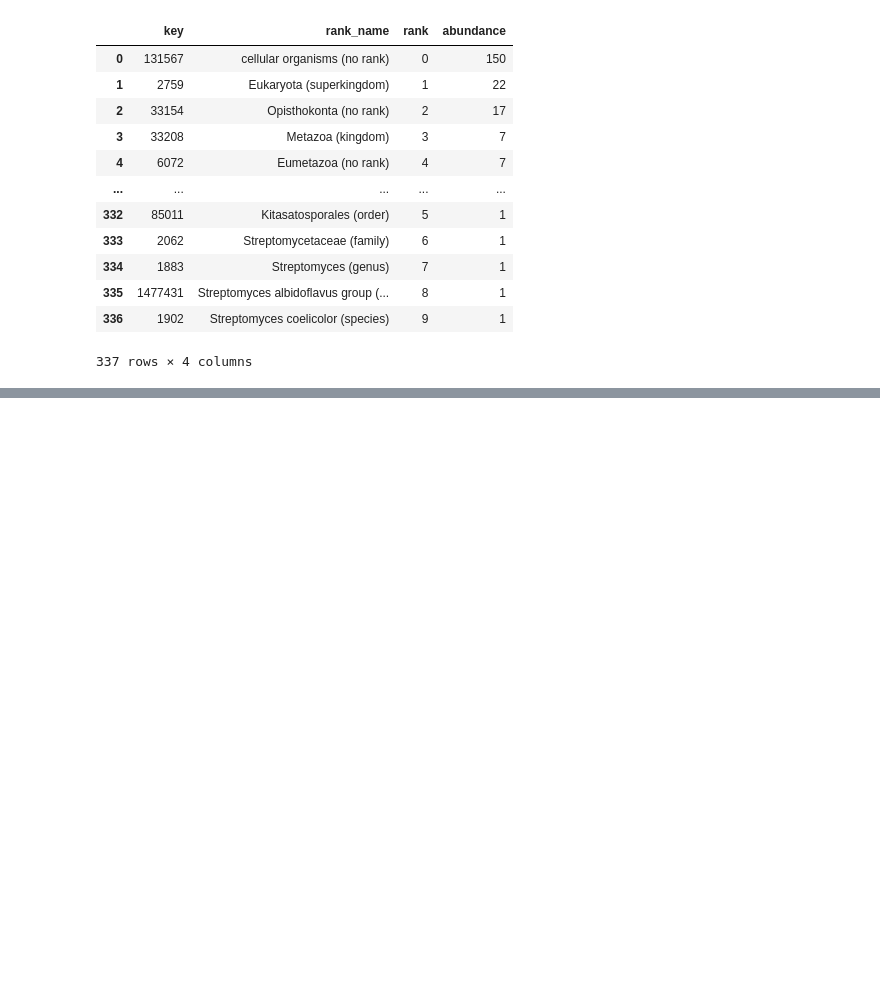
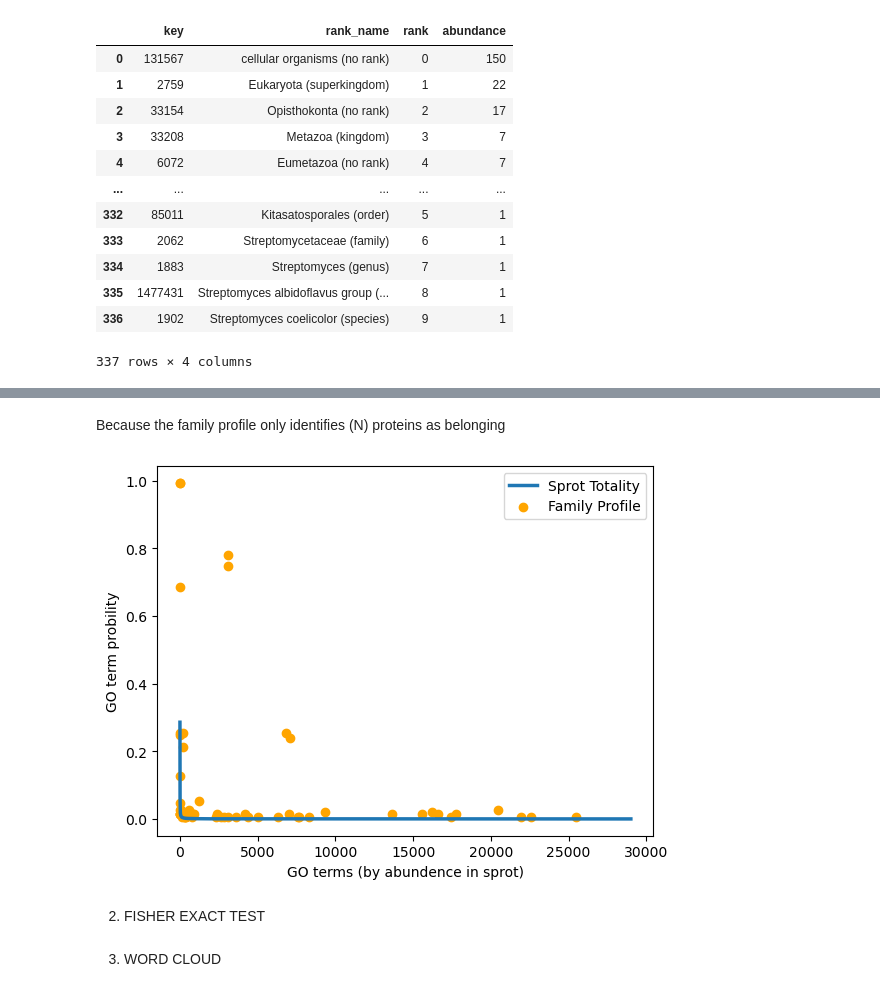
Before and after one commit to marcouderzo/BioData-PdxK-ThiD-FamilyModel, a Jupyter notebook: family.ipynb, the cells around one changed output, grey strips where cells are left out. Cells and saved outputs as stored; diff of their text form; code cells hidden in the pictures; blank space fills up the shorter version.

```diff
--- a/family.ipynb
+++ b/family.ipynb
@@ -502,0 +995,12 @@ ids_trans
+# %%
+def parse_go_annotation(annotation):
+    # Define a regular expression pattern to match the name and GO ID
+    pattern = r'^(.*?)\s*\[GO:(\d+)\]$'
+    match = re.match(pattern, annotation)
+    if match:
+        # Extract name and GO ID from the matched groups
+        name = match.group(1)
+        go_id = 'GO:' + match.group(2)  # Prepend 'GO:' to the ID
+        return name, go_id
+    else:
+        return None, None
@@ -502,0 +1051,6 @@ ids_trans
+# %%
+mdl_enrichment_df = build_GO_enrichment(GO_mdl_df)
+mdl_enrichment_df.to_csv('mdl_enrichment.tsv',sep='\t')
+# %%
+sprot_enrichment_df = build_GO_enrichment(GO_sprot_df)
+sprot_enrichment_df.to_csv('sprot_enrichment.tsv',sep='\t')
@@ -502,0 +1067,8 @@ ids_trans
+# %%
+nprot_mdl = len(mdl_info_df)
+nprot_sprot = len(sprot_info_df)
+sprot_enrichment_df['prob_term'] = sprot_enrichment_df['count'] / nprot_sprot
+mdl_enrichment_df['prob_term'] = mdl_enrichment_df['count'] / nprot_mdl
+plot_enrichment_df = sprot_enrichment_df[['term_id','prob_term']].sort_values(by='prob_term',ascending=False).reset_index(drop=True)
+plot_enrichment_df = pd.merge(plot_enrichment_df,mdl_enrichment_df[['term_id','prob_term']], how='outer', on='term_id')
+plot_enrichment_df
@@ -502,0 +1089,17 @@ ids_trans
+# %% [markdown]
+Because the family profile only identifies (N) proteins as belonging
+# %%
+plt.plot(plot_enrichment_df['prob_term_x'], linewidth=2.5, label='Sprot Totality')
+mdl_idx = plot_enrichment_df[plot_enrichment_df['prob_term_y'].notna()].index
+mdl_probs = plot_enrichment_df['prob_term_y'].iloc[mdl_idx]
+plt.scatter(mdl_idx,mdl_probs, c='orange', label='Family Profile')
+plt.ylabel("GO term probility")
+plt.xlabel("GO terms (by abundence in sprot)")
+plt.legend()
+plt.show()
+# %% [output]
+[figure, added]
+# %% [markdown]
+2. FISHER EXACT TEST
+# %% [markdown]
+3. WORD CLOUD
```
Also changed, not shown: parts of 118 cells of this notebook.
